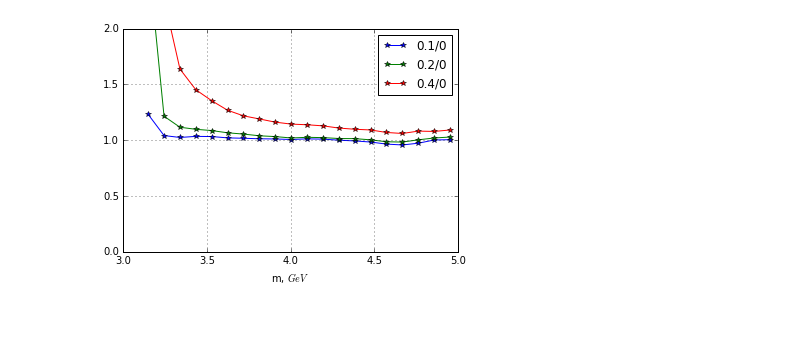
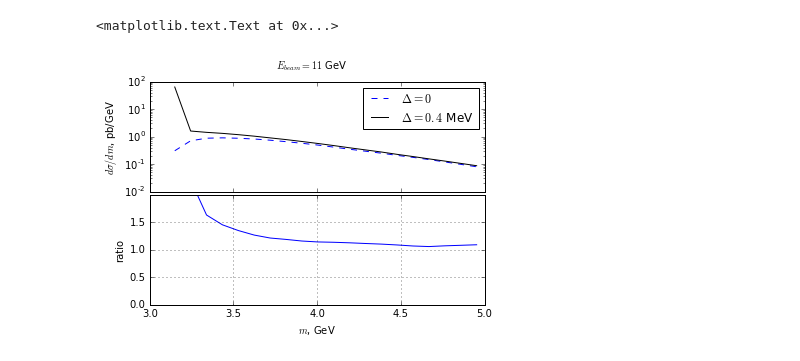
Before and after one commit to alexey-luchinsky/directpsi, a Jupyter notebook: figures/figures.ipynb, the cells around one changed output. Drawn from its saved outputs; the diff is of its cells as text; code cells hidden in the pictures; blank space fills up the shorter version.

```diff
--- a/figures/figures.ipynb
+++ b/figures/figures.ipynb
@@ -123,10 +100,38 @@ plt.xlabel(var+', GeV'); plt.ylabel(r'$d\sigma/dm$, $nb/GeV$');
-# %%
-plt.plot(tab001[:,0],tab01[:,1]/tab001[:,1],'*-',label='0.1/0')
-plt.plot(tab001[:,0],tab02[:,1]/tab001[:,1],'*-',label='0.2/0')
-plt.plot(tab001[:,0],tab04[:,1]/tab001[:,1],'*-',label='0.4/0')
-plt.ylim([0,2])
-plt.xlabel(var+', $GeV$')
-plt.legend()
-plt.grid()
-# %% [output]
-[figure, removed]
+# %%
+def get_x_label(var):
+    if var=='m':
+        return r'$m$, GeV'
+    elif var=='xF':
+        return r'$x_F$'
+    elif var=='pT2':
+        return r'$p_T^2,\ \mathrm{GeV^2}$'
+    elif var=='yPsi':
+        return r'$y$'
+    else:
+        return '??'
+# %%
+def get_y_label(var):
+    if var=='m':
+        return r'$d\sigma/dm$, pb/GeV'
+    elif var=='xF':
+        return r'$d\sigma/dx_F$, pb'
+    elif var=='pT2':
+        return r'$d\sigma/dp_T^2,\ \mathrm{pb/GeV^2}$'
+    elif var=='yPsi':
+        return r'$d\sigma/dy\ \mathrm{pb}$'
+    else:
+        return '???'
+# %%
+var='m'
+ecm=11
+pdf='CT10'
+tab001=get_xy_data(data,{'var':var,'ecm':ecm,'pdf':pdf,'delta':0.01})
+tab04=get_xy_data(data,{'var':var,'ecm':ecm,'pdf':pdf,'delta':0.4})
+f,(ax1,ax2)=plot_with_rarios(tab001,tab04)
+ax1.set_ylabel(get_y_label(var))
+ax2.set_xlabel(get_x_label(var))
+ax1.set_yscale('log')
+plt.suptitle(r'$E_{beam}=%2.0f$ GeV'%ecm)
+# %% [output]
+<matplotlib.text.Text at 0x...>
+[figure, added]
```
Also changed, not shown: parts of 9 cells of this notebook, 2 other files.
